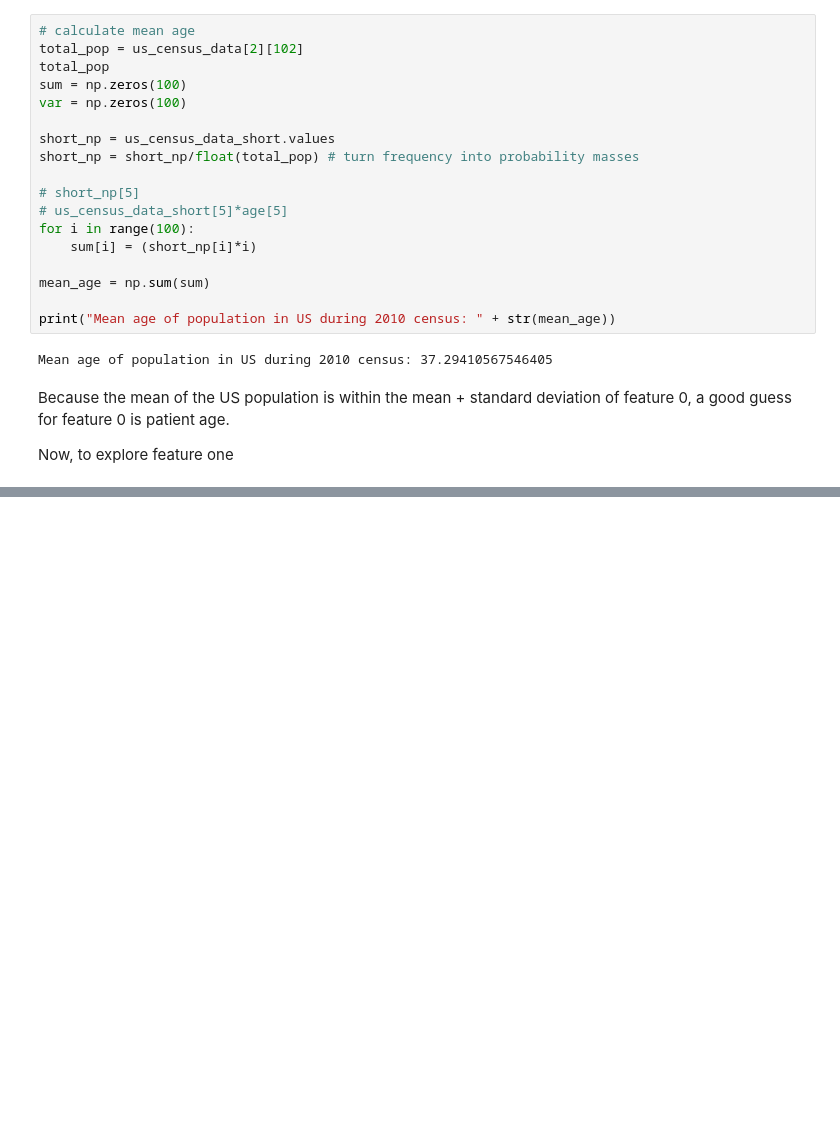
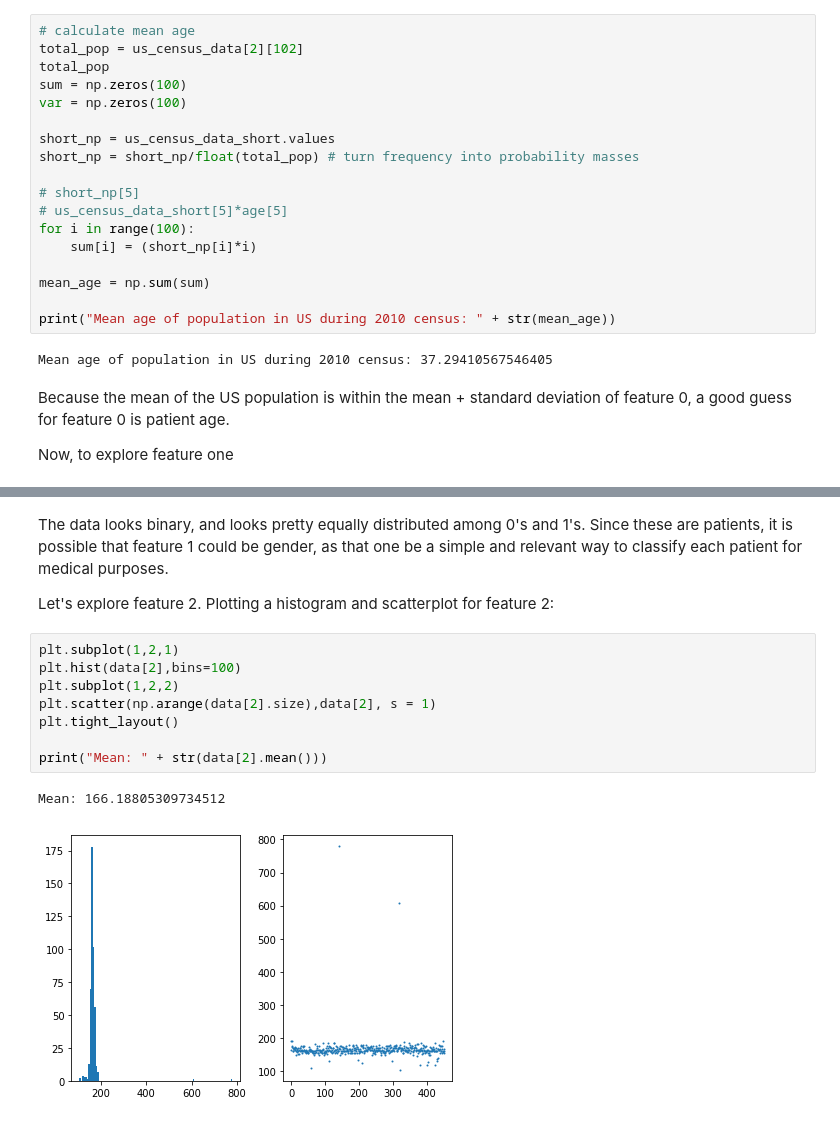
Before and after one commit to danieldiamont/DataScienceLab, a Jupyter notebook: Lab_1_dd28977.ipynb, the cells around one changed output, grey strips where cells are left out. Cells and saved outputs as stored; diff of their text form; blank space fills up the shorter version.

```diff
--- a/Lab_1_dd28977.ipynb
+++ b/Lab_1_dd28977.ipynb
@@ -277,0 +296,16 @@ Now, to explore feature one
+# %% [markdown]
+The data looks binary, and looks pretty equally distributed among 0's and 1's. Since these are patients, it is possible that feature 1 could be gender, as that one be a simple and relevant way to classify each patient for medical purposes.
+
+Let's explore feature 2.
+Plotting a histogram and scatterplot for feature 2:
+# %%
+plt.subplot(1,2,1)
+plt.hist(data[2],bins=100)
+plt.subplot(1,2,2)
+plt.scatter(np.arange(data[2].size),data[2], s = 1)
+plt.tight_layout()
+
+print("Mean: " + str(data[2].mean()))
+# %% [output]
+Mean: 166.18805309734512
+[figure, added]
```
Also changed, not shown: parts of 30 cells of this notebook.
